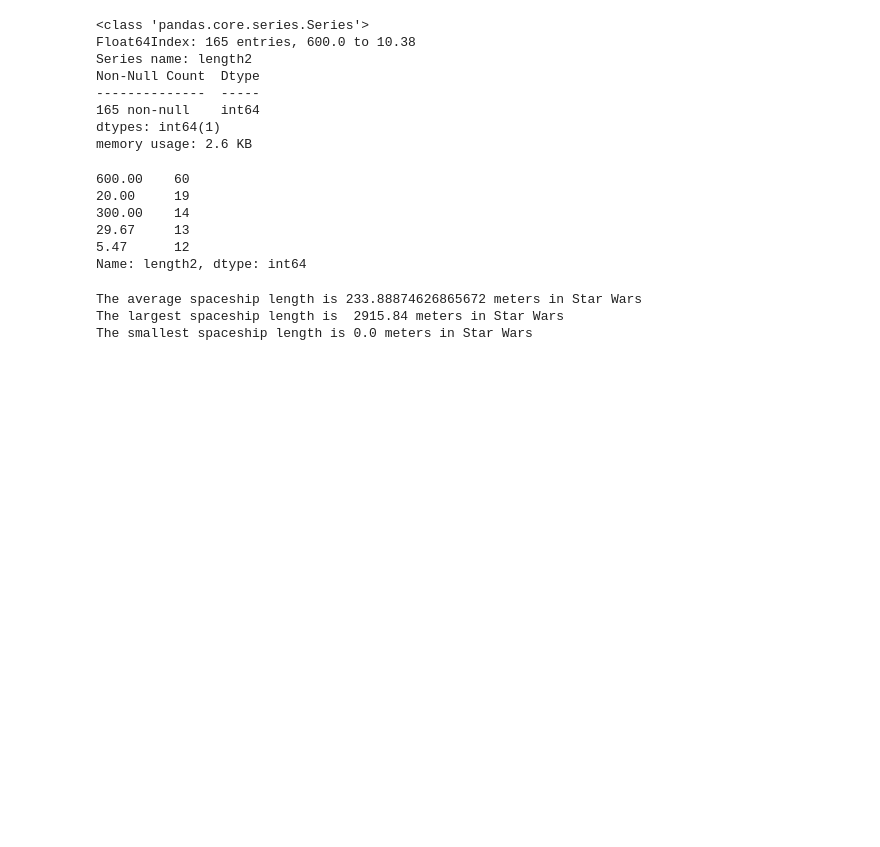
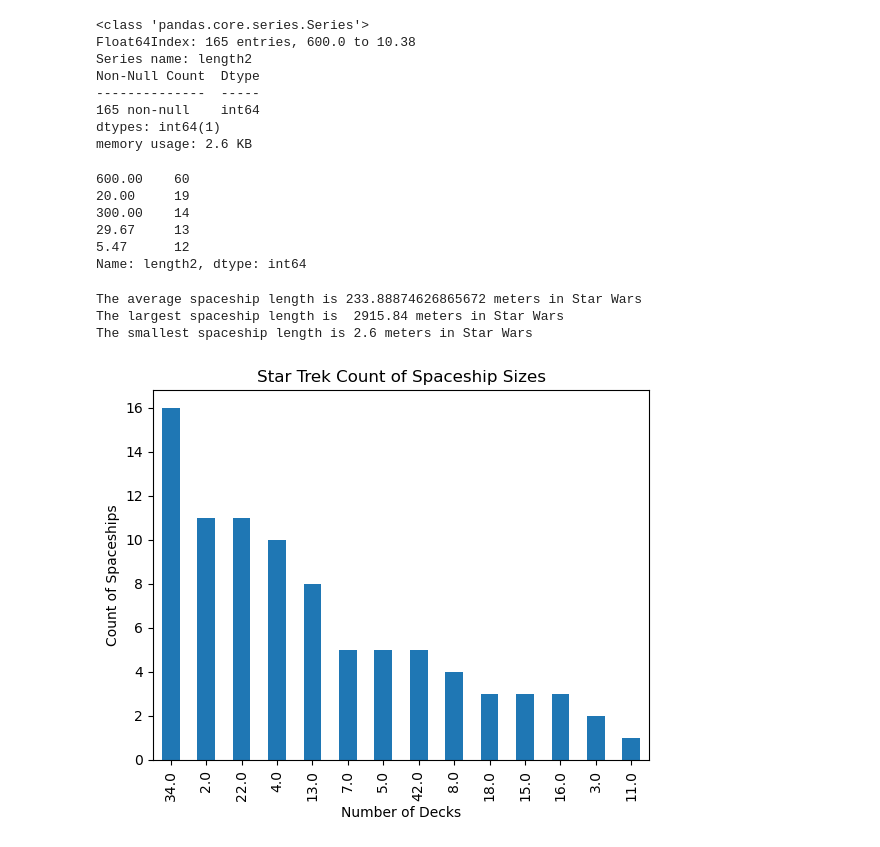
Before and after one commit to wesiswes629/wookiestapi, a Jupyter notebook: notebooks/all_spacecraft.ipynb, the cells around one changed output. Cells and saved outputs as stored; diff of their text form; code cells hidden in the pictures; blank space fills up the shorter version.

Commit message:
added final graphs and updated spacecraft notebook

```diff
--- a/notebooks/all_spacecraft.ipynb
+++ b/notebooks/all_spacecraft.ipynb
@@ -501,9 +501,22 @@ sw_large = sws_1['length2'].max()
 print(f'The largest spaceship length is  {sw_large} meters in Star Wars')
 
 # Smallest
-sw_small = sws_1['length2'].min()
+sw_min = (sws_1[sws_1['length2'] > 0.0]).min()
+sw_small = sw_min['length2']
 print(f'The smallest spaceship length is {sw_small} meters in Star Wars')
 # %% [output]
 The average spaceship length is 233.88874626865672 meters in Star Wars
 The largest spaceship length is  2915.84 meters in Star Wars
-The smallest spaceship length is 0.0 meters in Star Wars
+The smallest spaceship length is 2.6 meters in Star Wars
+# %%
+# Create graphs showing sizes for Star Trek
+
+# count number of decks
+
+st_deck.plot(kind='bar')
+plt.xlabel('Number of Decks')
+plt.ylabel('Count of Spaceships')
+plt.title('Star Trek Count of Spaceship Sizes')
+plt.show()
+# %% [output]
+[figure, added]
```
Also changed, not shown: parts of 4 cells of this notebook, 5 other files.
